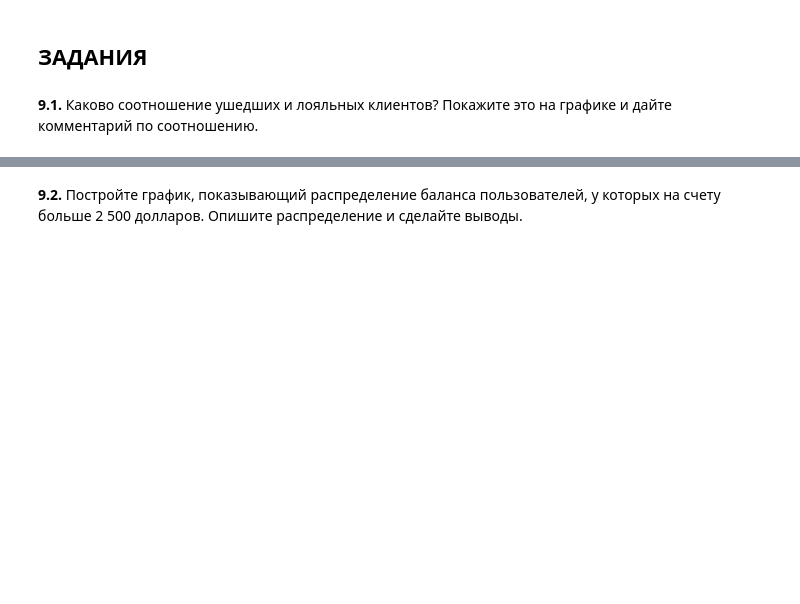
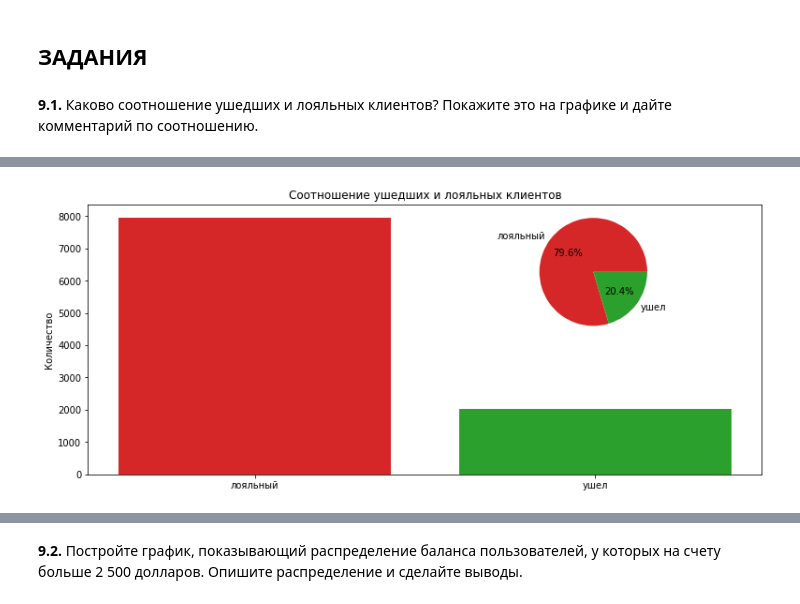
Before and after one commit to GalaFedorova/SkillFactory2, a Jupyter notebook: SF_DST/Python-13/DST_churn.ipynb, the cells around one changed output, grey strips where cells are left out. Cells and saved outputs as stored; diff of their text form; code cells hidden in the pictures; blank space fills up the shorter version.

```diff
--- a/SF_DST/Python-13/DST_churn.ipynb
+++ b/SF_DST/Python-13/DST_churn.ipynb
@@ -108,0 +170,20 @@ __9.1.__ Каково соотношение ушедших и лояльных
+# %%
+# для тренировки сделаем вложенный круговую диаграмму на фоне столбчатой
+#визуализация главного графика
+fig = plt.figure(figsize=(10, 4))
+main_axes = fig.add_axes([0, 0, 1, 1])
+bar_colors = ['tab:red', 'tab:green']
+main_axes.bar(x = exited_data.index,
+              height = exited_data,
+              color=bar_colors);
+main_axes.set_ylabel('Количество')
+main_axes.set_title('Соотношение ушедших и лояльных клиентов')
+
+#визуализация вспомогательного графика
+insert_axes = fig.add_axes([0.5, 0.5, 0.5, 0.5])
+insert_axes.pie(exited_data,
+                labels=list(exited_data.index),
+                autopct='%0.1f%%',
+                colors=bar_colors);
+# %% [output]
+[figure, added]
```
Also changed, not shown: parts of 48 cells of this notebook.
